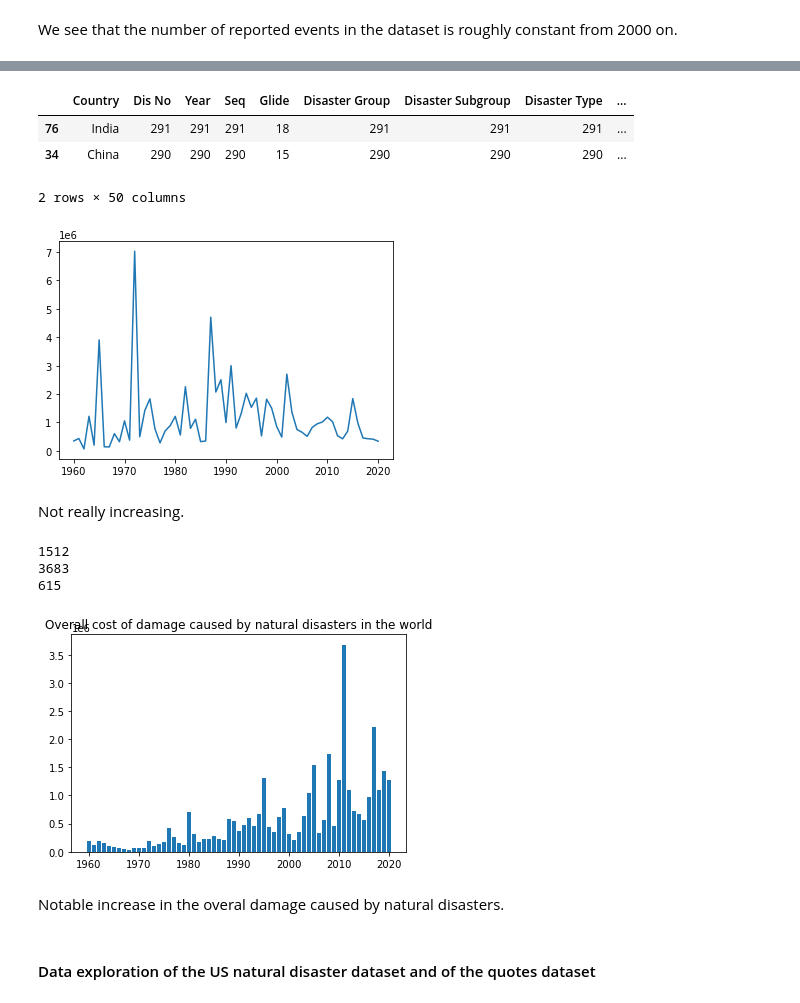
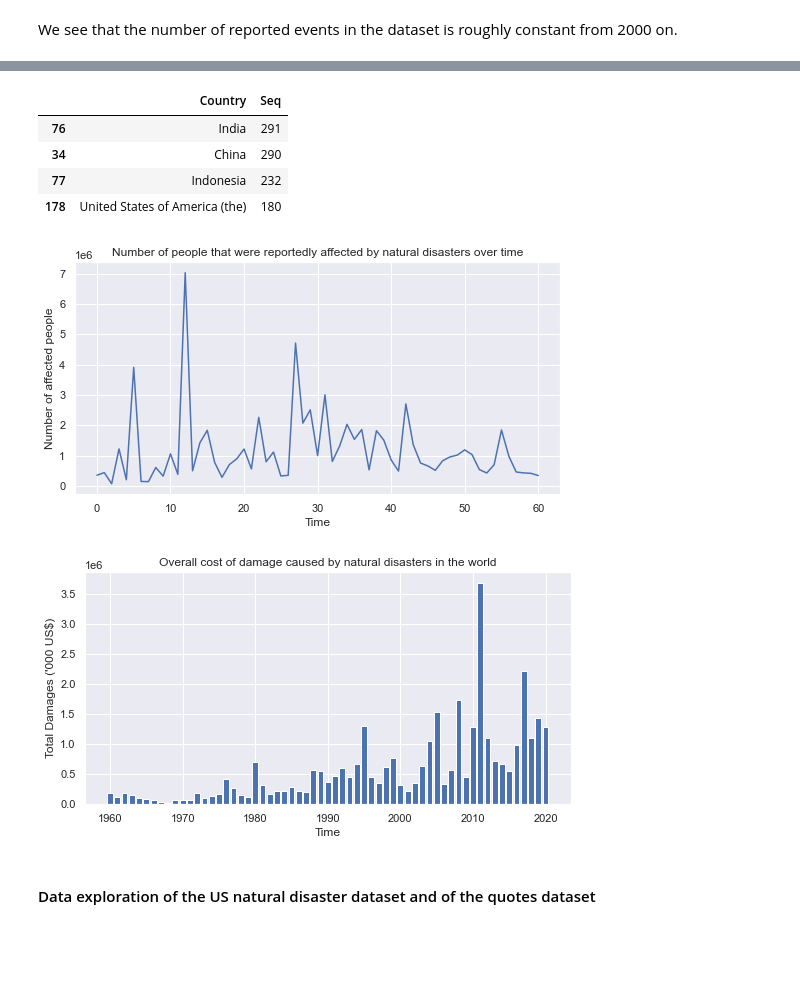
Before and after one commit to epfl-ada/ada-2021-project-marietan-ghariani-bracone-karimi, a Jupyter notebook: project.ipynb, the cells around one changed output, grey strips where cells are left out. Cells and saved outputs as stored; diff of their text form; code cells hidden in the pictures; blank space fills up the shorter version.

```diff
--- a/project.ipynb
+++ b/project.ipynb
@@ -227,43 +232,34 @@ nd_bang_flood.dropna(subset=["Total Damages ('000 US$)"])["Total Damages ('000 U
 # Find country with the most floods => India, China, Indonesia
 nd_flood = nd_world[nd_world['Disaster Type'] == 'Flood'].copy()
 nd_flood = nd_flood.groupby('Country').count().reset_index()
-nd_flood.sort_values('Year', ascending=False).head(2)
+nd_flood.sort_values('Year', ascending=False)[['Country','Seq']].head(4)
 # %% [output]
-|  | Country | Dis No | Year | Seq | Glide | Disaster Group | Disaster Subgroup | Disaster Type | ... |
-| 76 | India | 291 | 291 | 291 | 18 | 291 | 291 | 291 | ... |
-| 34 | China | 290 | 290 | 290 | 15 | 290 | 290 | 290 | ... |
+|  | Country | Seq |
+| 76 | India | 291 |
+| 34 | China | 290 |
+| 77 | Indonesia | 232 |
+| 178 | United States of America (the) | 180 |
-2 rows × 50 columns
 # %%
 # How many people are affected by natural disasters over the years
 nd_affected = nd_world.dropna(subset=['No Affected']).copy()
 nd_affected['count'] = 1
-#nd_affected.groupby('Year').sum()['No Affected'].plot()
 nd_affected = nd_affected.groupby('Year').sum()[['count','No Affected']].reset_index().apply(lambda x : x['No Affected']/x['count'], axis=1)
-plt.plot(list(range(1960,2021)),nd_affected.values);
+sns.lineplot(data=nd_affected.values)
+plt.title('Number of people that were reportedly affected by natural disasters over time')
+plt.xlabel('Time'); plt.ylabel('Number of affected people');
 # %% [output]
-[figure, old version]
+[figure, new version]
-# %% [markdown]
-Not really increasing.
-# %%
-print(len(nd_world.drop_duplicates(subset=["Total Damages ('000 US$)"])))
-print(len(nd_world.drop_duplicates(subset=["Total Damages, Adjusted ('000 US$)"])))
-print(len(nd_world.drop_duplicates(subset=["Total Deaths"])))
-# %% [output]
-1512
-3683
-615
 # %%
 # How much damage caused by natural disasters over the years
-classs = "Total Damages ('000 US$)"
-nd_damage = nd_world.dropna(subset=[classs]).copy()
+class_ = "Total Damages ('000 US$)"
+nd_damage = nd_world.dropna(subset=[class_]).copy()
 nd_damage['count'] = 1
-nd_damage = nd_damage.groupby('Year').sum()[['count',classs]].reset_index().apply(lambda x : x[classs]/x['count'], axis=1)
+nd_damage = nd_damage.groupby('Year').sum()[['count',class_]].reset_index().apply(lambda x : x[class_]/x['count'], axis=1)
 plt.bar(list(range(1960,2021)),nd_damage.values)
-plt.title('Overall cost of damage caused by natural disasters in the world');
+plt.title('Overall cost of damage caused by natural disasters in the world')
+plt.xlabel('Time'); plt.ylabel("Total Damages ('000 US$)");
 # %% [output]
-[figure, old version]
+[figure, new version]
-# %% [markdown]
-Notable increase in the overal damage caused by natural disasters.
 # %% [markdown]
 #### Data exploration of the US natural disaster dataset and of the quotes dataset
 # %%
```
Also changed, not shown: parts of 36 cells of this notebook, 5 other files.
